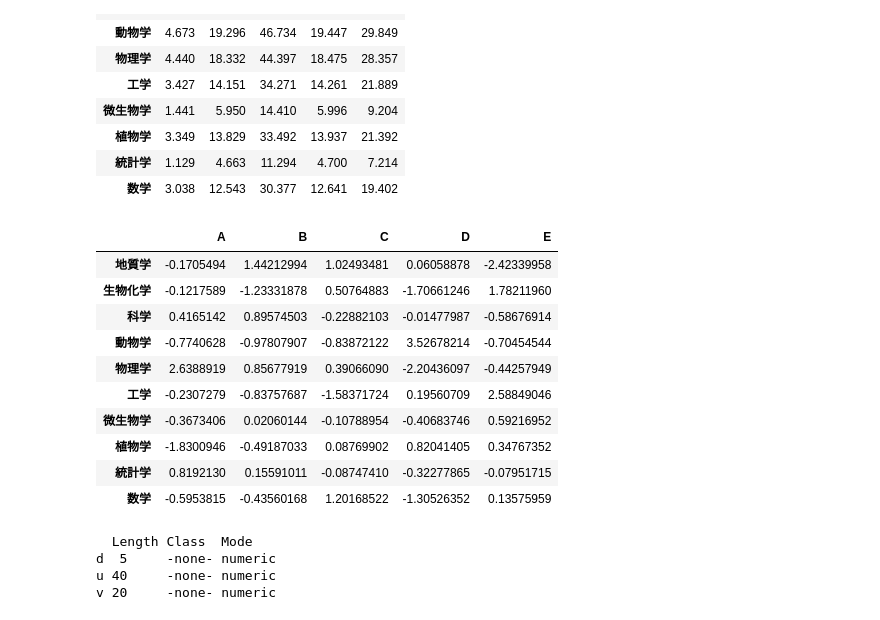
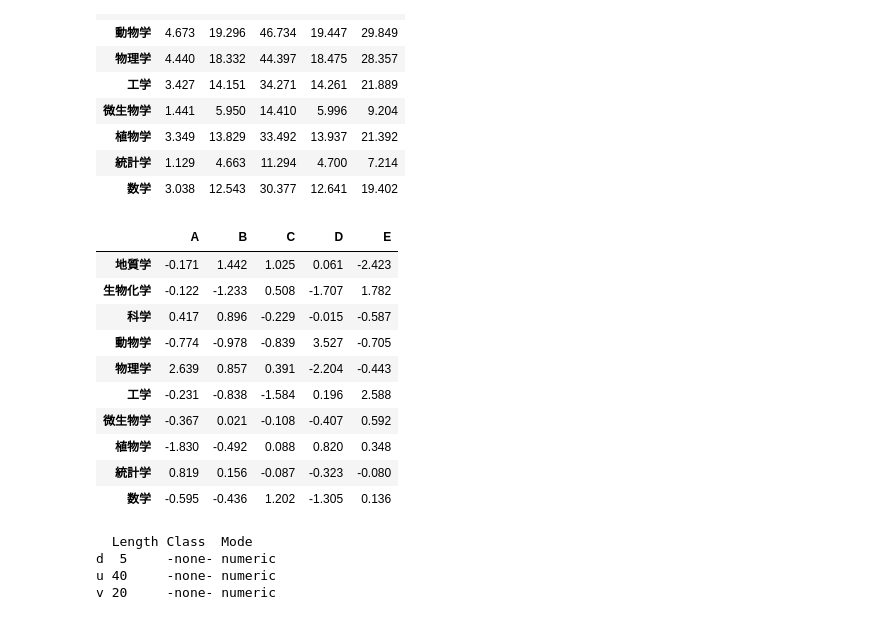
Before and after one commit to haradatm/lecture, a Jupyter notebook: gssm-201907/03-samples/practice-3_sample.ipynb, the cells around one changed output. Saved outputs shown, nothing was run; the diff lists cells and outputs as text; code cells hidden in the pictures.

```diff
--- a/gssm-201907/03-samples/practice-3_sample.ipynb
+++ b/gssm-201907/03-samples/practice-3_sample.ipynb
@@ -371,19 +371,19 @@ round(expected, 3)
 # %%
 #  Residuals
 residuals <- (table.N - expected)/sqrt(expected)
-residuals
+round(residuals, 3)
 # %% [output]
 |  | A | B | C | D | E |
-| 地質学 | -0.1705494 | 1.44212994 | 1.02493481 | 0.06058878 | -2.42339958 |
-| 生物化学 | -0.1217589 | -1.23331878 | 0.50764883 | -1.70661246 | 1.78211960 |
-| 科学 | 0.4165142 | 0.89574503 | -0.22882103 | -0.01477987 | -0.58676914 |
-| 動物学 | -0.7740628 | -0.97807907 | -0.83872122 | 3.52678214 | -0.70454544 |
-| 物理学 | 2.6388919 | 0.85677919 | 0.39066090 | -2.20436097 | -0.44257949 |
-| 工学 | -0.2307279 | -0.83757687 | -1.58371724 | 0.19560709 | 2.58849046 |
-| 微生物学 | -0.3673406 | 0.02060144 | -0.10788954 | -0.40683746 | 0.59216952 |
-| 植物学 | -1.8300946 | -0.49187033 | 0.08769902 | 0.82041405 | 0.34767352 |
-| 統計学 | 0.8192130 | 0.15591011 | -0.08747410 | -0.32277865 | -0.07951715 |
-| 数学 | -0.5953815 | -0.43560168 | 1.20168522 | -1.30526352 | 0.13575959 |
+| 地質学 | -0.171 | 1.442 | 1.025 | 0.061 | -2.423 |
+| 生物化学 | -0.122 | -1.233 | 0.508 | -1.707 | 1.782 |
+| 科学 | 0.417 | 0.896 | -0.229 | -0.015 | -0.587 |
+| 動物学 | -0.774 | -0.978 | -0.839 | 3.527 | -0.705 |
+| 物理学 | 2.639 | 0.857 | 0.391 | -2.204 | -0.443 |
+| 工学 | -0.231 | -0.838 | -1.584 | 0.196 | 2.588 |
+| 微生物学 | -0.367 | 0.021 | -0.108 | -0.407 | 0.592 |
+| 植物学 | -1.830 | -0.492 | 0.088 | 0.820 | 0.348 |
+| 統計学 | 0.819 | 0.156 | -0.087 | -0.323 | -0.080 |
+| 数学 | -0.595 | -0.436 | 1.202 | -1.305 | 0.136 |
 # %%
 # Standardized residuals
 residuals <- residuals / sqrt(n)
```
Also changed, not shown: parts of 3 cells of this notebook.
